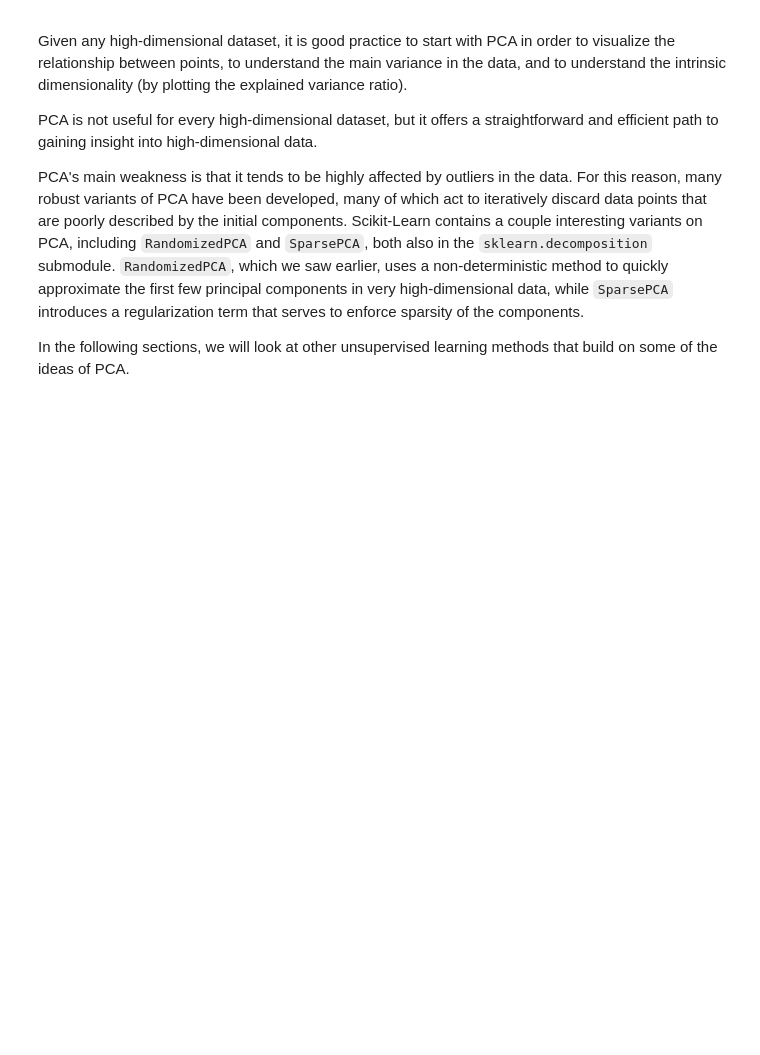
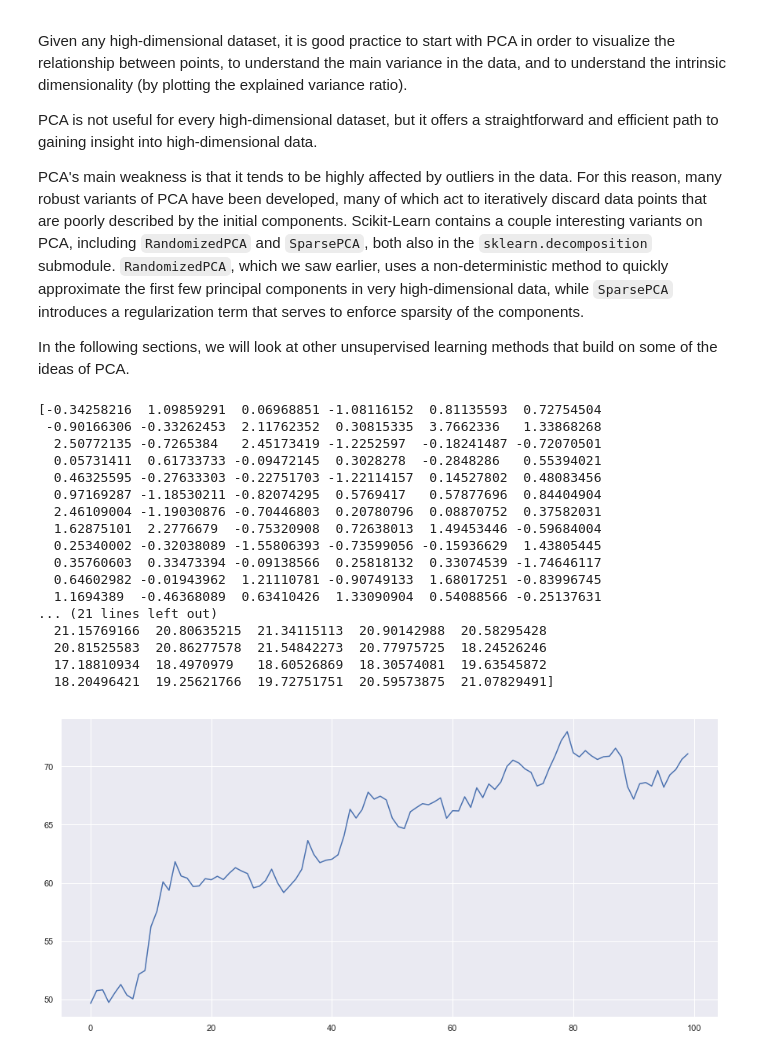
Before and after one commit to jayurbain/DataScienceIntro, a Jupyter notebook: notebooks/Principal-Component-Analysis.ipynb, the cells around one changed output. Drawn from its saved outputs; the diff is of its cells as text; code cells hidden in the pictures; blank space fills up the shorter version.

```diff
--- a/notebooks/Principal-Component-Analysis.ipynb
+++ b/notebooks/Principal-Component-Analysis.ipynb
@@ -356,3 +356,34 @@ Scikit-Learn contains a couple interesting variants on PCA, including ``Randomiz
 ``RandomizedPCA``, which we saw earlier, uses a non-deterministic method to quickly approximate the first few principal components in very high-dimensional data, while ``SparsePCA`` introduces a regularization term that serves to enforce sparsity of the components.
 
 In the following sections, we will look at other unsupervised learning methods that build on some of the ideas of PCA.
+# %%
+# Generate the daily returns
+import pandas as pd
+import matplotlib.pyplot as plt
+
+Xreturns = np.random.normal(0, 1, 100)
+print(Xreturns)
+print(np.cumsum(Xreturns))
+# sum them and shift all the prices up
+X = pd.Series(np.cumsum(Xreturns), name='X') + 50
+X.plot(figsize=(15,7))
+plt.show()
+# %% [output]
+[-0.34258216  1.09859291  0.06968851 -1.08116152  0.81135593  0.72754504
+ -0.90166306 -0.33262453  2.11762352  0.30815335  3.7662336   1.33868268
+  2.50772135 -0.7265384   2.45173419 -1.2252597  -0.18241487 -0.72070501
+  0.05731411  0.61733733 -0.09472145  0.3028278  -0.2848286   0.55394021
+  0.46325595 -0.27633303 -0.22751703 -1.22114157  0.14527802  0.48083456
+  0.97169287 -1.18530211 -0.82074295  0.5769417   0.57877696  0.84404904
+  2.46109004 -1.19030876 -0.70446803  0.20780796  0.08870752  0.37582031
+  1.62875101  2.2776679  -0.75320908  0.72638013  1.49453446 -0.59684004
+  0.25340002 -0.32038089 -1.55806393 -0.73599056 -0.15936629  1.43805445
+  0.35760603  0.33473394 -0.09138566  0.25818132  0.33074539 -1.74646117
+  0.64602982 -0.01943962  1.21110781 -0.90749133  1.68017251 -0.83996745
+  1.1694389  -0.46368089  0.63410426  1.33090904  0.54088566 -0.25137631
+... (21 lines left out)
+  21.15769166  20.80635215  21.34115113  20.90142988  20.58295428
+  20.81525583  20.86277578  21.54842273  20.77975725  18.24526246
+  17.18810934  18.4970979   18.60526869  18.30574081  19.63545872
+  18.20496421  19.25621766  19.72751751  20.59573875  21.07829491]
+[figure, added]
```
Also changed, not shown: 2 other files.
